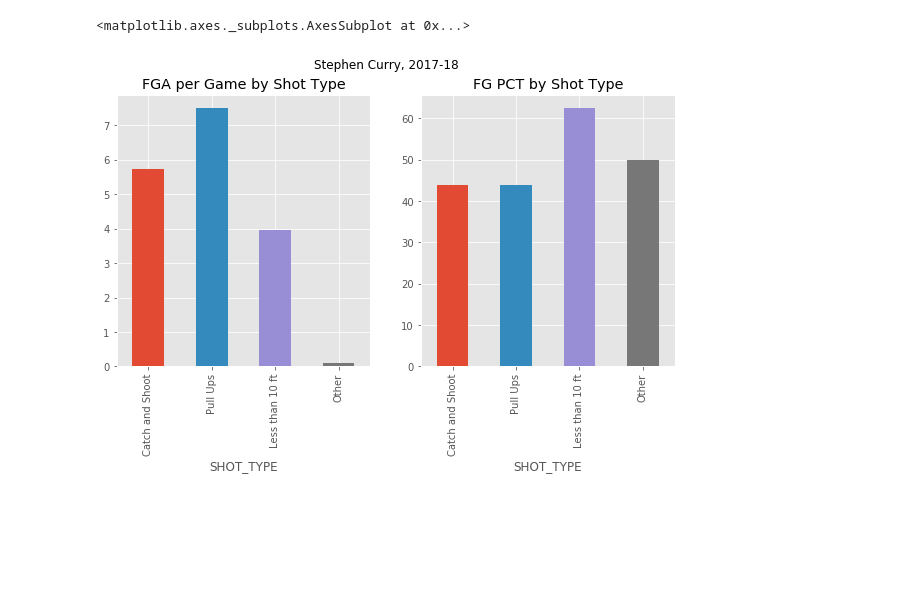
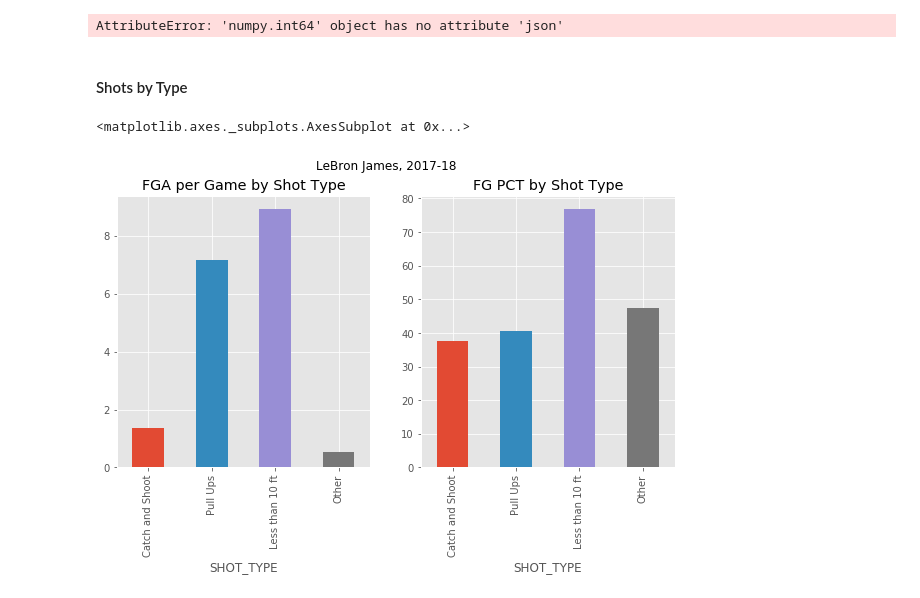
Before and after one commit to burkett88/nbastats, a Jupyter notebook: ShootingStats.ipynb, the cells around one changed output. Saved outputs shown, nothing was run; the diff lists cells and outputs as text; code cells hidden in the pictures; blank space fills up the shorter version.

```diff
--- a/ShootingStats.ipynb
+++ b/ShootingStats.ipynb
@@ -11,2 +18,2 @@ from nba_py import player
 # %%
-playerid=player.get_player(first_name='Stephen', last_name='Curry')
+playerid=player.get_player(first_name='Lebron', last_name='James')
@@ -46,0 +56,10 @@ shotsByType=pst.general_shooting().set_index('SHOT_TYPE')
+# %%
+team.TeamSummary.info(team_id)
+# %% [output]
+AttributeError: 'numpy.int64' object has no attribute 'json'
+# %% [markdown]
+#### Shots by Type
+# %%
+ShotsByType=pst.general_shooting().set_index('SHOT_TYPE')
+ShotsByTime=pst.touch_time_shooting().set_index('TOUCH_TIME_RANGE')
+ShotsByDefense=pst.closest_defender_shooting().set_index('CLOSE_DEF_DIST_RANGE')
@@ -47,9 +70,9 @@ shotsByType=pst.general_shooting().set_index('SHOT_TYPE')
 # %%
 plt.suptitle(name + ', ' + season)
 plt.subplot(121)
-shotsByType['FGA'].plot(kind='bar', figsize=(10,5),  title='FGA per Game by Shot Type')
+ShotsByType['FGA'].plot(kind='bar', figsize=(10,5),  title='FGA per Game by Shot Type')
 plt.subplot(122)
-(shotsByType['FG_PCT']*100).plot(kind='bar', figsize=(10,5), title='FG PCT by Shot Type')
+(ShotsByType['FG_PCT']*100).plot(kind='bar', figsize=(10,5), title='FG PCT by Shot Type')
 # %% [output]
 <matplotlib.axes._subplots.AxesSubplot at 0x...>
-[figure, old version]
+[figure, new version]
```
Also changed, not shown: parts of 24 cells of this notebook.
